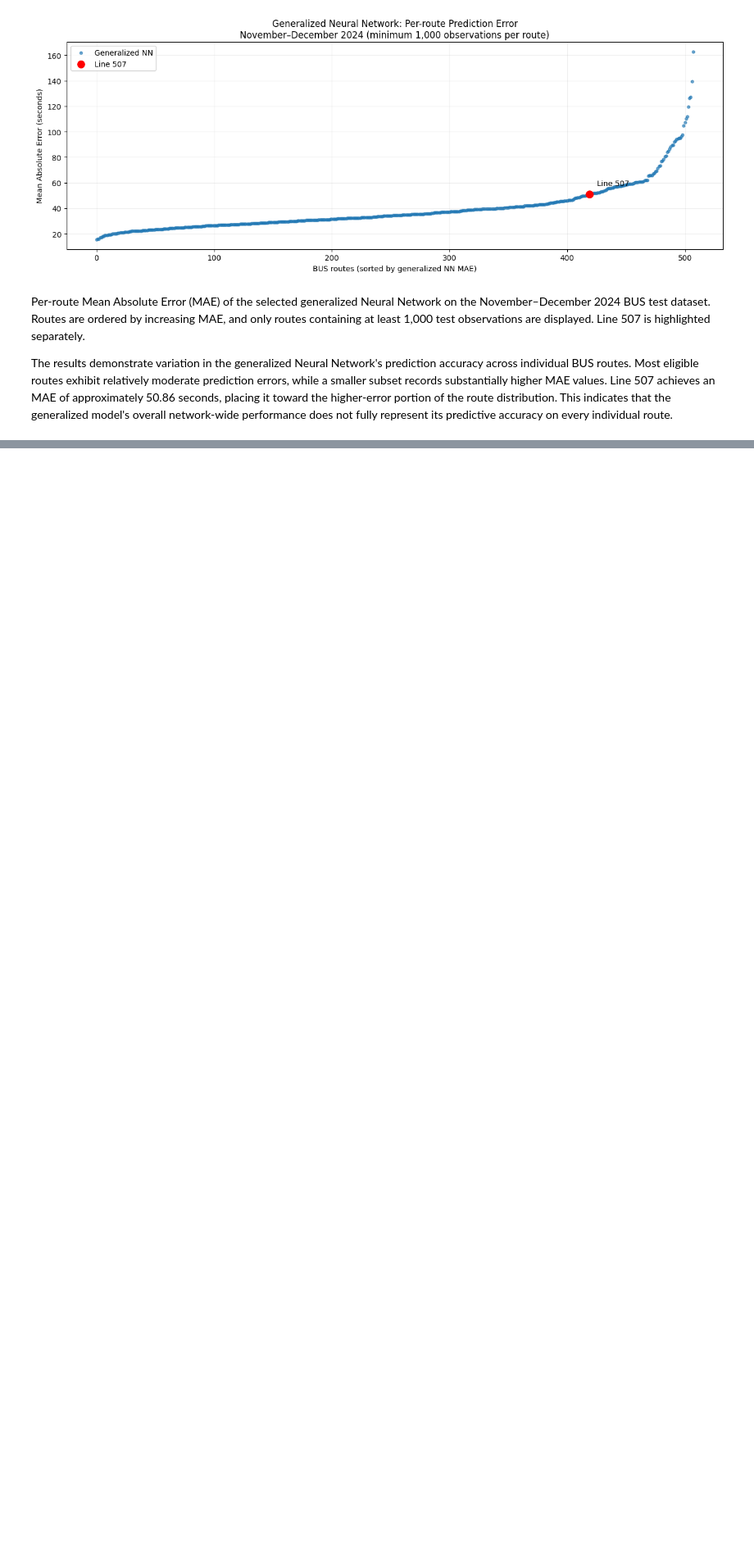
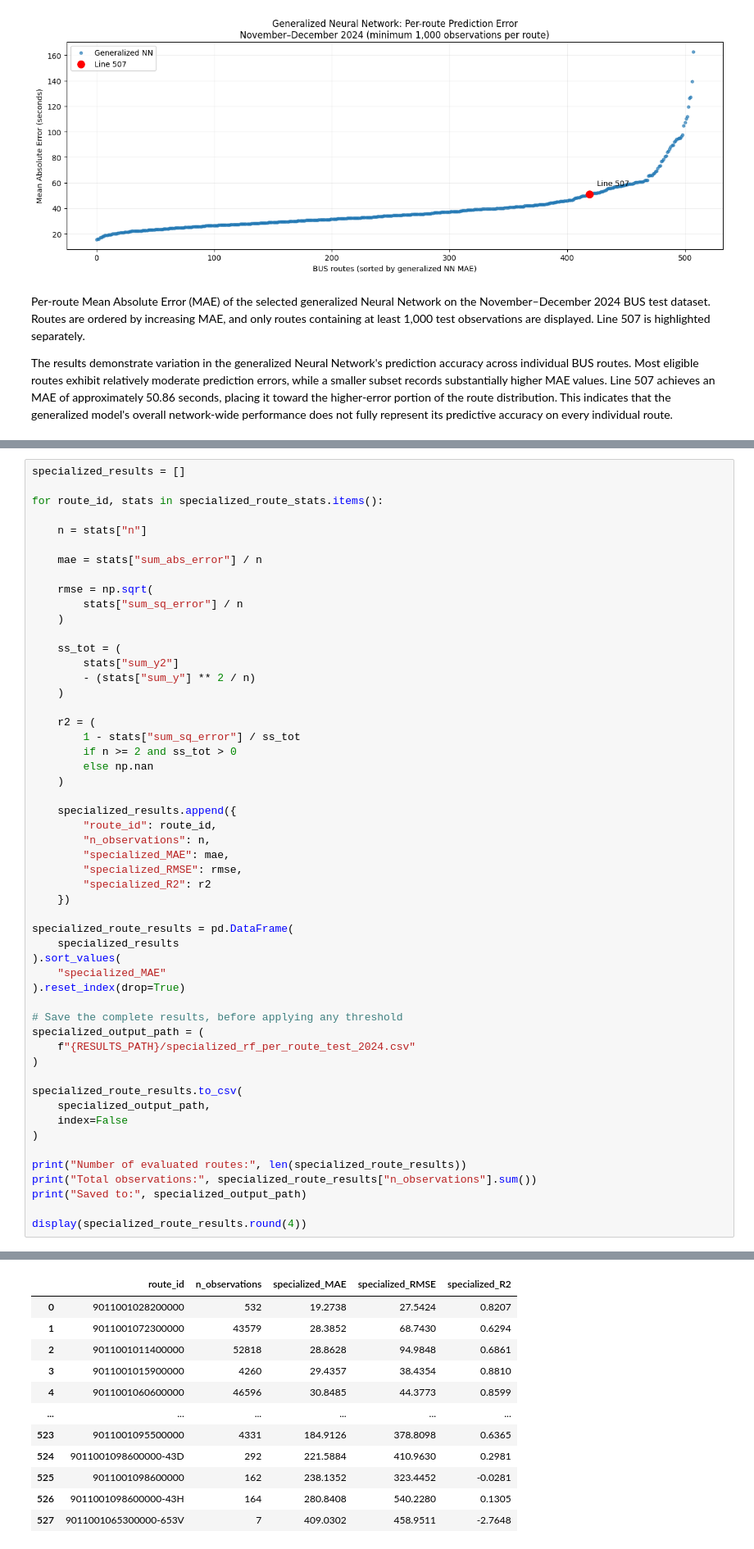
Before and after one commit to naminipla1920-ui/Private, a Jupyter notebook: Copia_de_AI_transportation_project.ipynb, the cells around one changed output, grey strips where cells are left out. Shown at 82% size. Cells and saved outputs as stored; diff of their text form; blank space fills up the shorter version.

```diff
--- a/Copia_de_AI_transportation_project.ipynb
+++ b/Copia_de_AI_transportation_project.ipynb
@@ -9231,0 +9421,54 @@ The results demonstrate variation in the generalized Neural Network's prediction
+# %%
+specialized_results = []
+
+for route_id, stats in specialized_route_stats.items():
+
+    n = stats["n"]
+
+    mae = stats["sum_abs_error"] / n
+
+    rmse = np.sqrt(
+        stats["sum_sq_error"] / n
+    )
+
+    ss_tot = (
+        stats["sum_y2"]
+        - (stats["sum_y"] ** 2 / n)
+    )
+
+    r2 = (
+        1 - stats["sum_sq_error"] / ss_tot
+        if n >= 2 and ss_tot > 0
+        else np.nan
+    )
+
+    specialized_results.append({
+        "route_id": route_id,
+        "n_observations": n,
+        "specialized_MAE": mae,
+        "specialized_RMSE": rmse,
+        "specialized_R2": r2
+    })
+
+specialized_route_results = pd.DataFrame(
+    specialized_results
+).sort_values(
+    "specialized_MAE"
+).reset_index(drop=True)
+
+# Save the complete results, before applying any threshold
+specialized_output_path = (
+    f"{RESULTS_PATH}/specialized_rf_per_route_test_2024.csv"
+)
+
+specialized_route_results.to_csv(
+    specialized_output_path,
+    index=False
+)
+
+print("Number of evaluated routes:", len(specialized_route_results))
+print("Total observations:", specialized_route_results["n_observations"].sum())
+print("Saved to:", specialized_output_path)
+
+display(specialized_route_results.round(4))
+# %% [output]
@@ -9231,0 +9478,12 @@ The results demonstrate variation in the generalized Neural Network's prediction
+|  | route_id | n_observations | specialized_MAE | specialized_RMSE | specialized_R2 |
+| 0 | 9011001028200000 | 532 | 19.2738 | 27.5424 | 0.8207 |
+| 1 | 9011001072300000 | 43579 | 28.3852 | 68.7430 | 0.6294 |
+| 2 | 9011001011400000 | 52818 | 28.8628 | 94.9848 | 0.6861 |
+| 3 | 9011001015900000 | 4260 | 29.4357 | 38.4354 | 0.8810 |
+| 4 | 9011001060600000 | 46596 | 30.8485 | 44.3773 | 0.8599 |
+| ... | ... | ... | ... | ... | ... |
+| 523 | 9011001095500000 | 4331 | 184.9126 | 378.8098 | 0.6365 |
+| 524 | 9011001098600000-43D | 292 | 221.5884 | 410.9630 | 0.2981 |
+| 525 | 9011001098600000 | 162 | 238.1352 | 323.4452 | -0.0281 |
+| 526 | 9011001098600000-43H | 164 | 280.8408 | 540.2280 | 0.1305 |
+| 527 | 9011001065300000-653V | 7 | 409.0302 | 458.9511 | -2.7648 |
```
Also changed, not shown: parts of 25 cells of this notebook.
